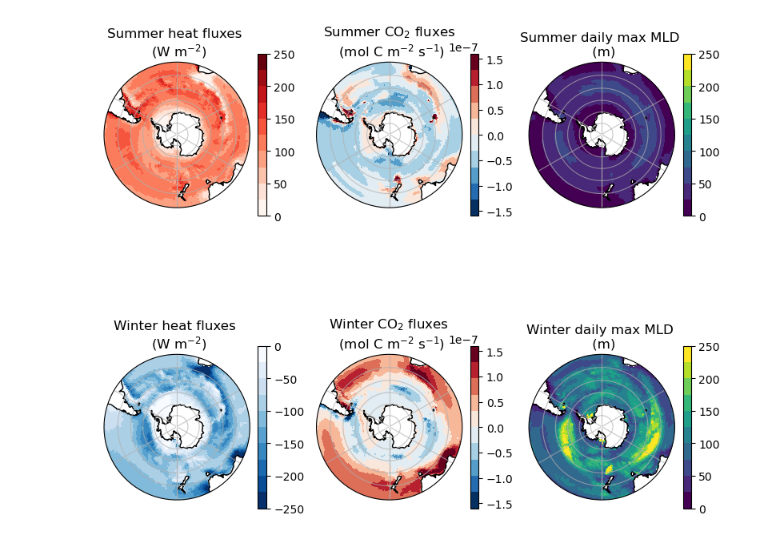
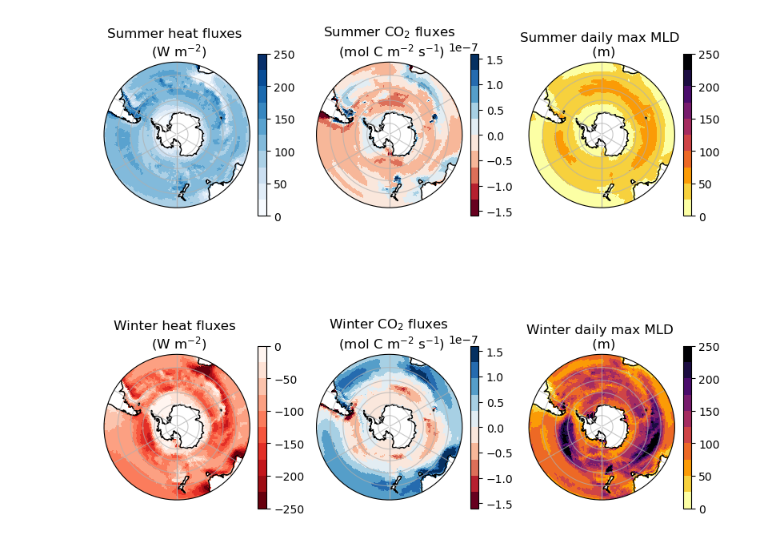
Before and after one commit to keturner8/CM4_storms, a Jupyter notebook: analysis_figures/CM4_seasonality.ipynb, the cells around one changed output. Cells and saved outputs as stored; diff of their text form; code cells hidden in the pictures.

Commit message:
Add climatology code and update seasonal cycle figure

```diff
--- a/analysis_figures/CM4_seasonality.ipynb
+++ b/analysis_figures/CM4_seasonality.ipynb
@@ -17,52 +26,45 @@ circle = mpath.Path(verts * radius + center)
 # %%
-varnames = ["hfds", "f_dic", "omldamax_regrid"]
+varnames = ["hfds", "dic_stf_gas", "omldamax"]
+lim0 = [0, -1.6e-7, 0, -250, -1.6e-7, 0]
+lim1 = [250, 1.6e-7, 250, 0, 1.6e-7, 250]
+cmaps = [plt.get_cmap("Blues", 10), plt.get_cmap("RdBu", 10), plt.get_cmap("inferno_r", 10),
+         plt.get_cmap("Reds_r", 10), plt.get_cmap("RdBu", 10), plt.get_cmap("inferno_r", 10)]
+
+# labels for figure
+units = ["W", "mol C s$^{-1}$", "m"]
+varnames_long = ["heat fluxes \n (W m$^{-2}$)", "CO$_2$ fluxes \n (mol C m$^{-2}$ s$^{-1}$)", "daily max MLD \n (m)"]
+seas = ["Summer", "Winter"]
+#xt = [SO_area_total.time.data[0], SO_area_total.time.data[90], SO_area_total.time.data[181], SO_area_total.time.data[273]]
+#xt_labels = ["Jan-1", "Apr-1", "Jul-1", "Oct-1"]
 # %%
 fig, axs = plt.subplots(figsize=(8, 8), nrows = 2, ncols = 3,
                         subplot_kw={'projection': ccrs.SouthPolarStereo()})
 axs = axs.flatten()
 
-lim0 = [0, -1.6e-7, 0, -250, -1.6e-7, 0]
-lim1 = [250, 1.6e-7, 250, 0, 1.6e-7, 250]
-cmaps = [plt.get_cmap("Reds", 10), plt.get_cmap("RdBu_r", 10), plt.get_cmap("viridis", 10),
-         plt.get_cmap("Blues_r", 10), plt.get_cmap("RdBu_r", 10), plt.get_cmap("viridis", 10)]
-
-varnames_long = ["heat fluxes \n (W m$^{-2}$)", "CO$_2$ fluxes \n (mol C m$^{-2}$ s$^{-1}$)", "daily max MLD \n (m)"]
-seas = ["Summer", "Winter"]
-
-ds_atm = xr.open_dataset("/work/Katherine.Turner/tempest-extremes/odiv-251/data/atmos.0151010100-0155123123.slp.nc", use_cftime=True)
-grid_area = om4labs.om4common.compute_area_regular_grid(ds_atm)
-
 for i_v, v in enumerate(varnames):
 
-    if v == "f_dic":
-        v2 = "dic_stf_gas"
-    elif v == "omldamax_regrid":
-        v2 = "omldamax"
-    else:
-        v2 = v
+    ds = xr.open_dataset(f'{path}/clim_{v}.nc', use_cftime=True)
+#    SO_area_total = (ds[f"dailymean_{v}"]*ocean_area).sel(lat=slice(-90,-30)).sum(dim={"lat", "lon"})
 
-    ds = xr.open_dataset(f'{path}/comp_{v}/clim_{v2}.nc', use_cftime=True)
-#    SO_area_total = (ds[f"dailymean_{v2}"]*grid_area).sel(lat=slice(-90,-30)).sum(dim={"lat", "lon"})
-
-    seasonal_means = ds[f'dailymean_{v2}'].groupby(ds.time.dt.season).mean()
+    seasonal_means = ds[f'dailymean_{v}'].groupby(ds.time.dt.season).mean()
 
 #    SO_area_total.plot(ax=axs[i_v])
 
     for i in np.arange(2):
 
         ibox = (i)*3+i_v
 
         f = seasonal_means[i,:,:].plot(ax=axs[ibox], transform=ccrs.PlateCarree(), add_colorbar=False,
                                        vmin=lim0[ibox],
                                        vmax=lim1[ibox],
                                        cmap=cmaps[ibox])
         axs[ibox].set_extent([-180, 180, -90, -30], ccrs.PlateCarree())
         axs[ibox].gridlines(alpha=0.7)
         axs[ibox].set_boundary(circle, transform=axs[ibox].transAxes)
         axs[ibox].coastlines()
         axs[ibox].set_title(f"{seas[i]} {varnames_long[i_v]}")
         plt.colorbar(f, ax=axs[ibox], aspect=20, fraction = .05)
 plt.tight_layout()
-plt.savefig('CM4_seasonal_climatology.png', format="png", dpi=100, bbox_inches="tight")
+#plt.savefig('CM4_seasonal_climatology.png', format="png", dpi=100, bbox_inches="tight")
 # %% [output]
-[figure, old version]
+[figure, new version]
```
Also changed, not shown: parts of 11 cells of this notebook, 3 other files.
